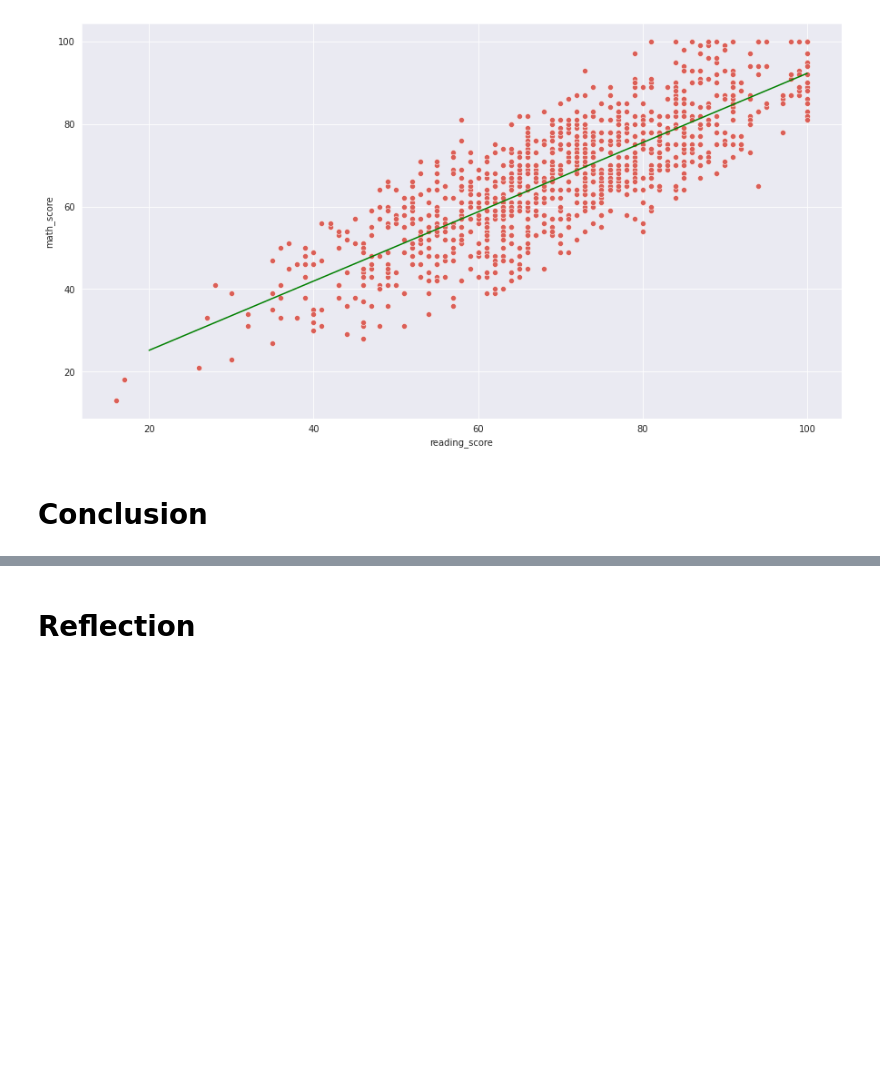
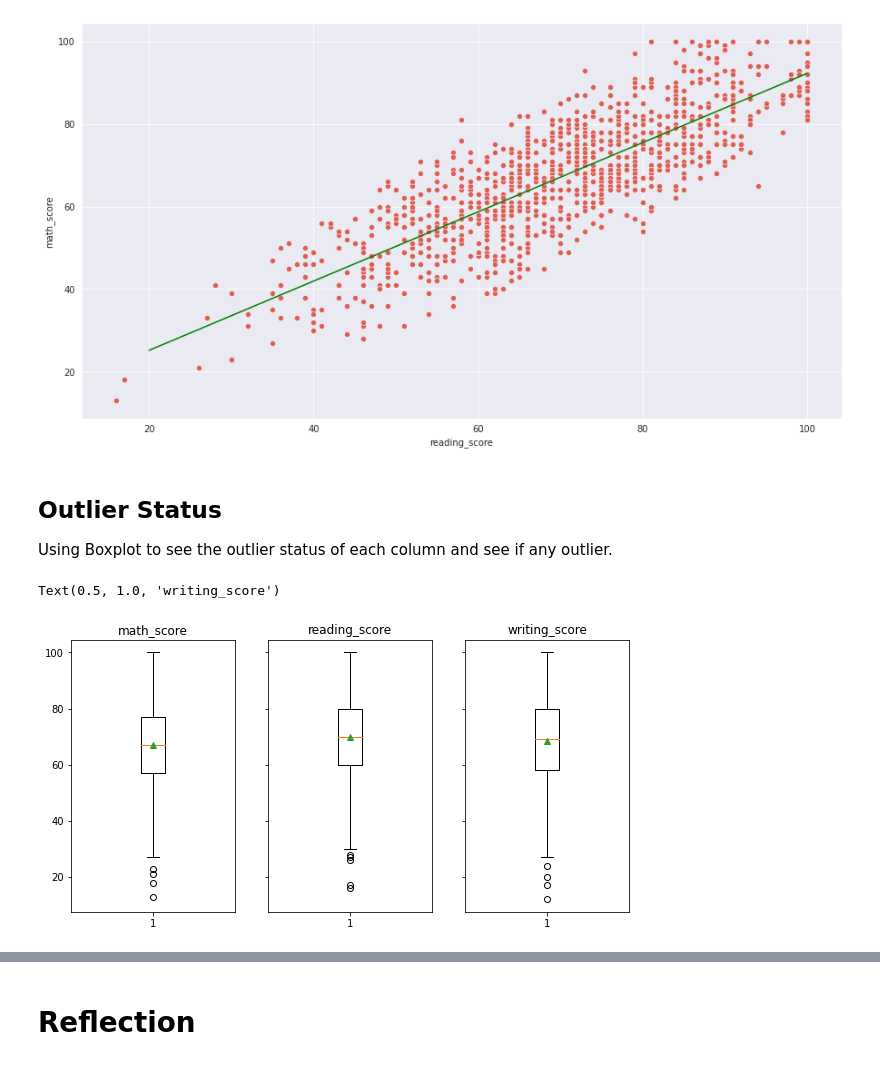
Before and after one commit to sysphcd/PythonProgrammingforData, a Jupyter notebook: Projects/Numpy_mini_project.ipynb, the cells around one changed output, grey strips where cells are left out. Drawn from its saved outputs; the diff is of its cells as text; code cells hidden in the pictures; blank space fills up the shorter version.

```diff
--- a/Projects/Numpy_mini_project.ipynb
+++ b/Projects/Numpy_mini_project.ipynb
@@ -298,5 +361,21 @@ ax.grid(True)
 plt.show()
 # %% [output]
 [figure]
-# %% [markdown]
-# Conclusion
+# %% [markdown]
+## Outlier Status
+
+Using Boxplot to see the outlier status of each column and see if any outlier.
+# %%
+#
+fig, axes = plt.subplots(nrows=1, ncols=3, figsize=(10,5), sharey=True)
+axes[0].boxplot(df_withavg['math_score'],showmeans=True)
+axes[0].set_title('math_score')
+
+axes[1].boxplot(df_withavg['reading_score'],showmeans=True)
+axes[1].set_title('reading_score')
+
+axes[2].boxplot(df_withavg['writing_score'],showmeans=True)
+axes[2].set_title('writing_score')
+# %% [output]
+Text(0.5, 1.0, 'writing_score')
+[figure, added]
```
Also changed, not shown: parts of 28 cells of this notebook.
